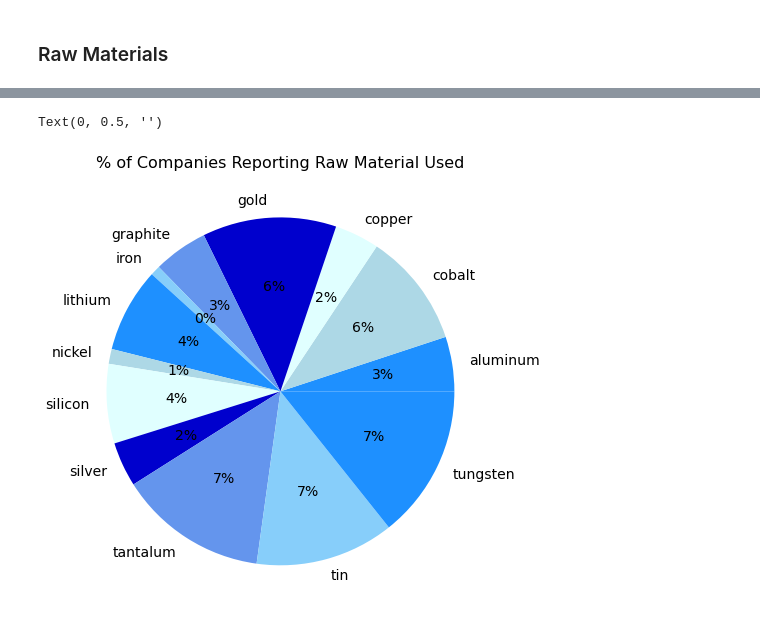
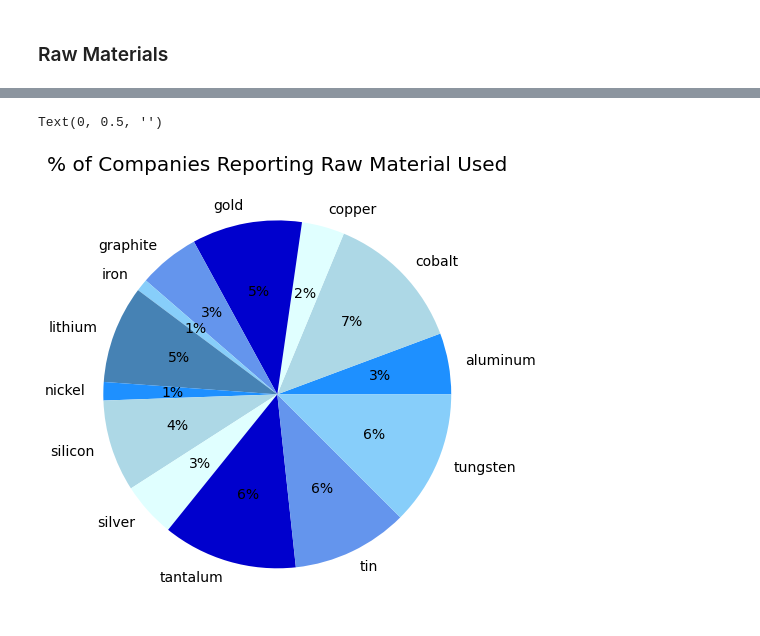
Before and after one commit to nihabhaskar/company_climate_dataset, a Jupyter notebook: results_graphs.ipynb, the cells around one changed output, grey strips where cells are left out. Saved outputs shown, nothing was run; the diff lists cells and outputs as text; code cells hidden in the pictures.

```diff
--- a/results_graphs.ipynb
+++ b/results_graphs.ipynb
@@ -336,4 +326,5 @@ raw_material_list.remove('')
 # %%
-for m in raw_material_list:
-    for i, material_list in raw['reported_raw_materials'].iteritems():
-        raw.loc[i].at['reported_raw_materials'] = [x.strip(' ') for x in raw['reported_raw_materials'][i]]
+for i, material_list in raw['reported_raw_materials'].iteritems():
+    materials = list(material_list.split(", "))
+    raw.loc[i].at['reported_raw_materials'] = materials
+    # raw.loc[i].at['reported_raw_materials'] = [x.strip(' ') for x in raw['reported_raw_materials'][i]]
@@ -339,0 +351,6 @@ for m in raw_material_list:
+# %%
+raw_material_list = []
+for material_list in raw['reported_raw_materials']:
+    for r in material_list:
+        if r not in raw_material_list:
+            raw_material_list.append(r)
@@ -342,10 +379,10 @@ raw_dict = {}
 
 for m in raw_material_list:
     ctr = 0
-    for i, material_list in raw['reported_raw_materials'].iteritems():
+    for material_list in raw['reported_raw_materials']:
         if m in material_list:
             ctr+=1
     raw_dict[m] = ctr
 # %%
-raw_dict
+raw_dict.pop('null')
 # %% [output]
@@ -419,12 +460,12 @@ raw_count_greater_1
 # %%
 conflict = raw_count_greater_1.groupby(['raw_material']).sum().plot(kind='pie', autopct=label_function_2, textprops={'fontsize': 14},
-                                  colors=['dodgerblue', 'lightblue', 'lightcyan', 'mediumblue','cornflowerblue', 'lightskyblue'], figsize=(8,8), y='count', legend=False)
+                                  colors=['dodgerblue', 'lightblue', 'lightcyan', 'mediumblue','cornflowerblue', 'lightskyblue', 'steelblue'], figsize=(8,8), y='count', legend=False)
 
-conflict.set_title('% of Companies Reporting Raw Material Used', size=16)
+conflict.set_title('% of Companies Reporting Raw Material Used', size=20)
 conflict.set_ylabel(None)
 # %% [output]
 Text(0, 0.5, '')
-[figure, old version]
+[figure, new version]
 # %%
 def label_function_2(val):
     return f'{val / 100 * len(dataset):.0f}%'
```
Also changed, not shown: parts of 35 cells of this notebook, 14 other files.
